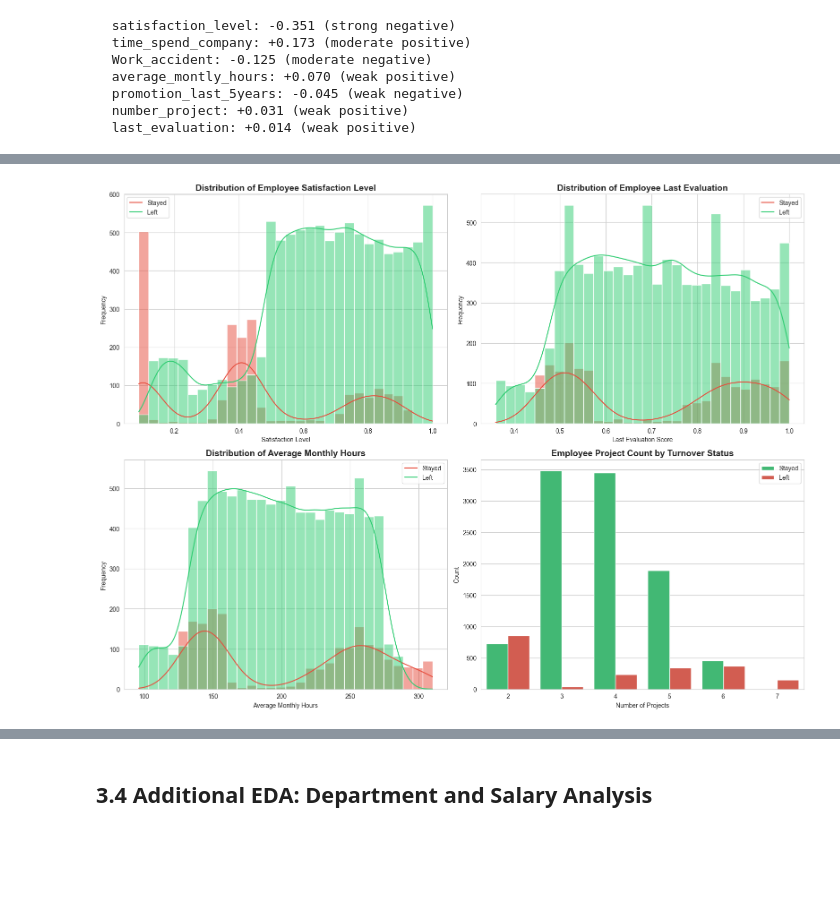
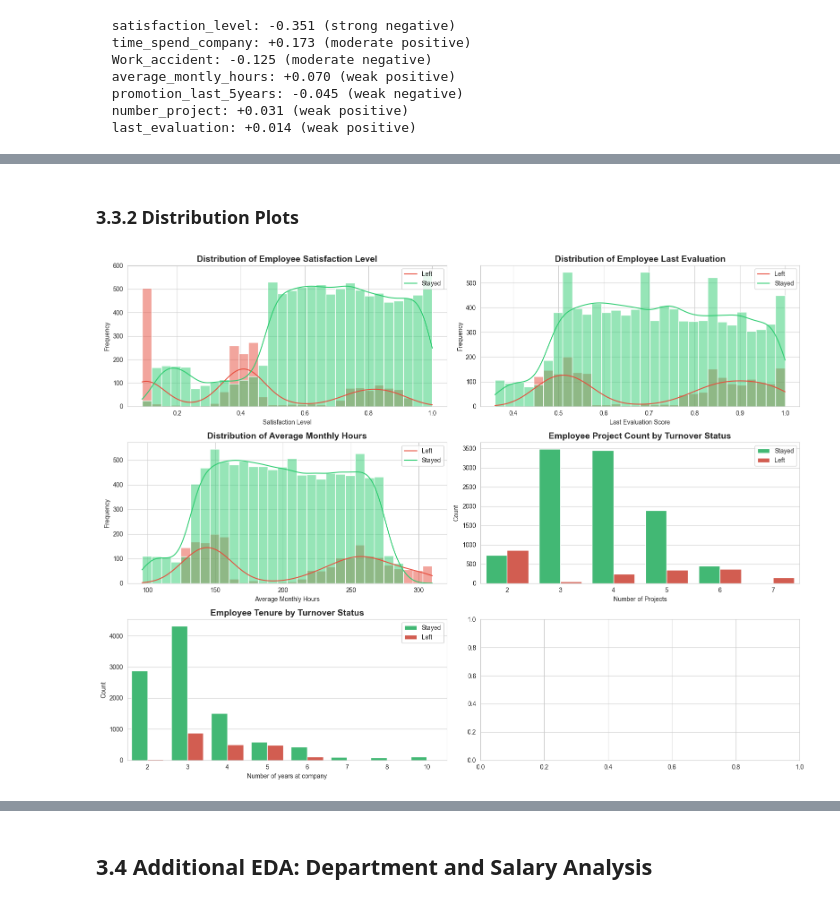
Before and after one commit to rlogwood/fs-rl-notebooks, a Jupyter notebook: assignments/unit3_machine_learning/Unit3_CourseEndProject/EmployeeTurnover.ipynb, the cells around one changed output, grey strips where cells are left out. Saved outputs shown, nothing was run; the diff lists cells and outputs as text; code cells hidden in the pictures; blank space fills up the shorter version.

```diff
--- a/assignments/unit3_machine_learning/Unit3_CourseEndProject/EmployeeTurnover.ipynb
+++ b/assignments/unit3_machine_learning/Unit3_CourseEndProject/EmployeeTurnover.ipynb
@@ -577,40 +709,54 @@ Key Findings:
+# %% [markdown]
+### 3.3.2 Distribution Plots
 # %%
 # Create distribution plots
-fig, axes = plt.subplots(2, 2, figsize=(16, 12))
+fig, axes = plt.subplots(3, 2, figsize=(16, 12))
 
 # 1. Employee Satisfaction Distribution
 sns.histplot(data=df, x='satisfaction_level', hue='left', kde=True, ax=axes[0, 0],
-             bins=30, palette=['#2ecc71', '#e74c3c'])
+      bins=30, palette=['#2ecc71', '#e74c3c'])
+
+
 axes[0, 0].set_title('Distribution of Employee Satisfaction Level', fontsize=14, fontweight='bold')
 axes[0, 0].set_xlabel('Satisfaction Level')
 axes[0, 0].set_ylabel('Frequency')
-axes[0, 0].legend(['Stayed', 'Left'])
+axes[0, 0].legend(['Left', 'Stayed'])
 
 # 2. Employee Evaluation Distribution
 sns.histplot(data=df, x='last_evaluation', hue='left', kde=True, ax=axes[0, 1],
              bins=30, palette=['#2ecc71', '#e74c3c'])
 axes[0, 1].set_title('Distribution of Employee Last Evaluation', fontsize=14, fontweight='bold')
 axes[0, 1].set_xlabel('Last Evaluation Score')
 axes[0, 1].set_ylabel('Frequency')
-axes[0, 1].legend(['Stayed', 'Left'])
+axes[0, 1].legend(['Left', 'Stayed'])
 
 # 3. Average Monthly Hours Distribution
 sns.histplot(data=df, x='average_montly_hours', hue='left', kde=True, ax=axes[1, 0],
              bins=30, palette=['#2ecc71', '#e74c3c'])
 axes[1, 0].set_title('Distribution of Average Monthly Hours', fontsize=14, fontweight='bold')
 axes[1, 0].set_xlabel('Average Monthly Hours')
 axes[1, 0].set_ylabel('Frequency')
-axes[1, 0].legend(['Stayed', 'Left'])
+axes[1, 0].legend(['Left', 'Stayed'])
 
 # 4. Project Count Bar Plot (with hue=left as required)
 sns.countplot(data=df, x='number_project', hue='left', ax=axes[1, 1],
               palette=['#2ecc71', '#e74c3c'])
+              #palette=['#e74c3c', '#2ecc71'])
 axes[1, 1].set_title('Employee Project Count by Turnover Status', fontsize=14, fontweight='bold')
 axes[1, 1].set_xlabel('Number of Projects')
 axes[1, 1].set_ylabel('Count')
 axes[1, 1].legend(['Stayed', 'Left'])
 
+# 5. Tenure Bar Plot (with hue=left as required)
+sns.countplot(data=df, x='time_spend_company', hue='left', ax=axes[2, 0],
+              palette=['#2ecc71', '#e74c3c'])
+              #palette=['#e74c3c', '#2ecc71'])
+axes[2, 0].set_title('Employee Tenure by Turnover Status', fontsize=14, fontweight='bold')
+axes[2, 0].set_xlabel('Number of years at company')
+axes[2, 0].set_ylabel('Count')
+axes[2, 0].legend(['Stayed', 'Left'])
+
 plt.tight_layout()
 plt.show()
 # %% [output]
-[figure, old version]
+[figure, new version]
```
Also changed, not shown: parts of 78 cells of this notebook.
